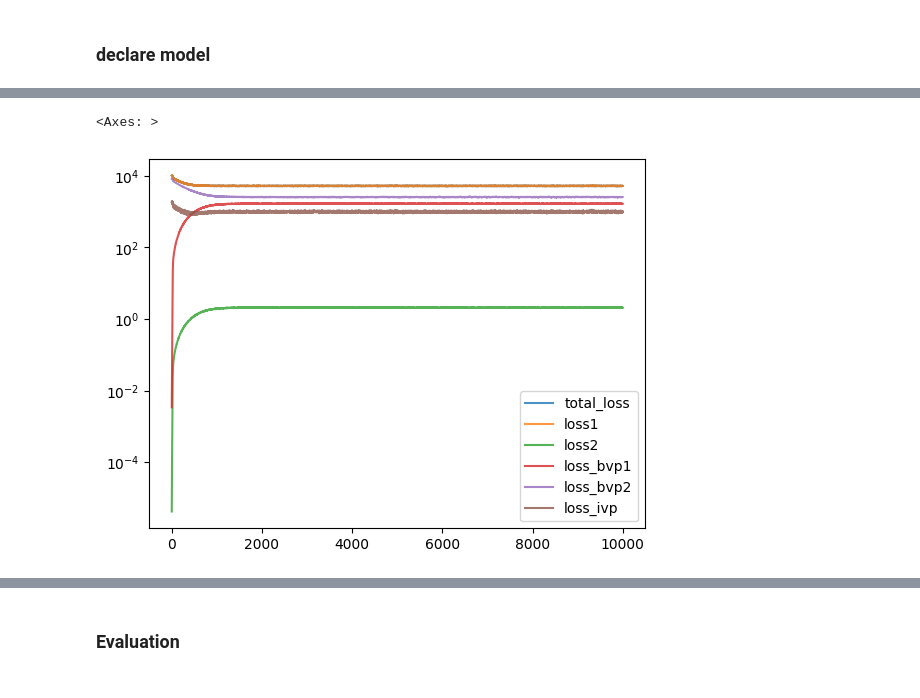
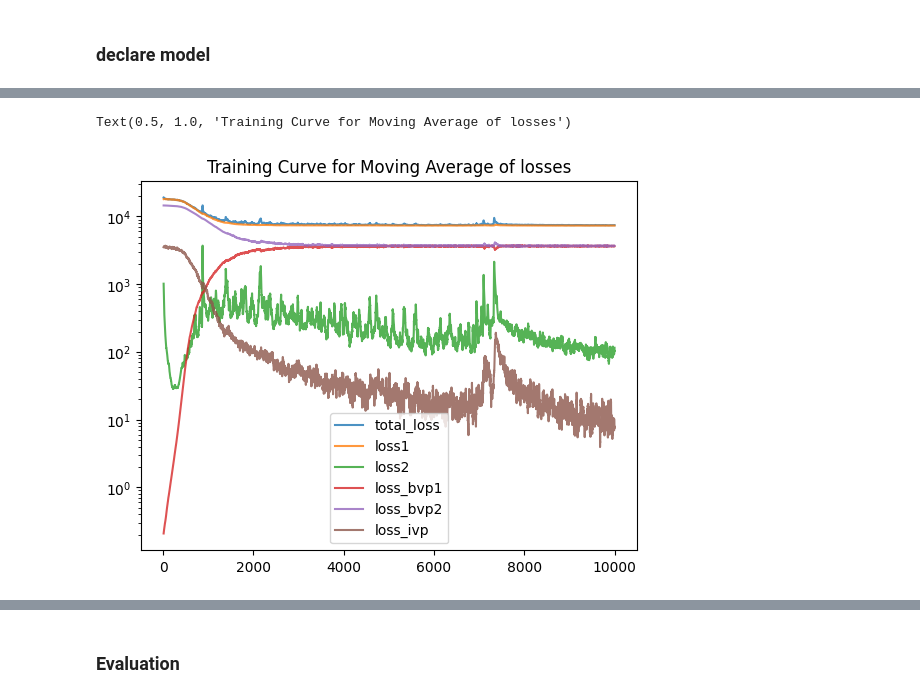
Before and after one commit to ashish1610dhiman/pinn_option_pricing, a Jupyter notebook: european_call_pricing_0_ad.ipynb, the cells around one changed output, grey strips where cells are left out. Cells and saved outputs as stored; diff of their text form; code cells hidden in the pictures.

```diff
--- a/european_call_pricing_0_ad.ipynb
+++ b/european_call_pricing_0_ad.ipynb
@@ -146,13 +111,16 @@ def get_bvp_data(n):
 
 * IVP (t=T): $max(S-K,0)$ *call this initial but corresponds to expiry*
 # %%
-bvp_x1,bvp_y1,bvp_x2,bvp_y2 = get_bvp_data(1000)
-ivp_x1,ivp_y1 = get_ivp_data(1000)
+bvp_x1,bvp_y1,bvp_x2,bvp_y2 = get_bvp_data(500)
+ivp_x1,ivp_y1 = get_ivp_data(500)
+diff_x1,diff_y1 = get_diff_data(2000)
 plt.scatter(bvp_x1[:,0],bvp_x1[:,1], label= "BVP 1", color = "red",marker="o")
 plt.scatter(bvp_x2[:,0],bvp_x2[:,1], label= "BVP 2", color = "green",marker="x")
 plt.scatter(ivp_x1[:,0],ivp_x1[:,1], label= "IVP", color = "blue")
+plt.scatter(diff_x1[:,0],diff_x1[:,1], label= "PDE sample", color = "grey", alpha = 0.3)
 plt.xlabel("time to expiry, $t$")
 plt.ylabel("stock price $S$")
+plt.title("Data Sampling for European Call")
 plt.legend()
 # %% [output]
 <matplotlib.legend.Legend at 0x...>
@@ -169,12 +137,10 @@ class european_call(nn.Module):
         self.fcs = nn.Sequential(*[
                         nn.Linear(N_INPUT, N_HIDDEN),
                         activation1])
-        self.fch = nn.Sequential(*[
-                        nn.Sequential(*[
+        self.fch = nn.Sequential(*[nn.Sequential(*[
+                            nn.BatchNorm1d(N_HIDDEN),
                             nn.Linear(N_HIDDEN, N_HIDDEN),
-                            activation1,\
-                            nn.Linear(N_HIDDEN, N_HIDDEN),
-                            activation2]) for _ in range(N_LAYERS//2)])
+                            activation1]) for _ in range(N_LAYERS)])
         self.fce = nn.Linear(N_HIDDEN, N_OUTPUT)
 
     def forward(self, x):
@@ -185,7 +151,7 @@ class european_call(nn.Module):
 # %% [markdown]
 ### declare model
 # %%
-model = european_call(2,1,64,10)
-optimizer = torch.optim.Adam(model.parameters(),lr=5e-4)
+model = european_call(2,1,100,8)
+optimizer = torch.optim.Adam(model.parameters(),lr=7e-5)
 print (f"Model parameters : {sum(p.numel() for p in model.parameters())/10**3:.2f}K")
 # %% [output]
@@ -193,6 +179,6 @@ Model parameters : 165.63K
 # %%
 N_sample = 500
-physics_lr = 10
+physics_lr = 1000
 
 loss_history={
     "total_loss":[],"loss1":[],"loss2":[],\
@@ -224,7 +210,7 @@ for i in range(10000):
     loss1 = mse_ivp + mse_bvp1 + mse_bvp2
 
     # Compute the "Black-Scholes loss"
-    X1, y1 = get_diff_data(N_sample)
+    X1, y1 = get_diff_data(4*N_sample)
     X1 = torch.from_numpy(X1).float().requires_grad_()
     y1 = torch.from_numpy(y1).float()
     y1_hat = model(X1)
@@ -234,7 +220,7 @@ for i in range(10000):
     d2VdS2 = grads2nd[:, 1].view(-1, 1)
     S1 = X1[:, 1].view(-1, 1)
     bs_pde = dVdt + 0.5 * ((sigma * S1) ** 2) * d2VdS2 + r * S1 * dVdS - r * y1_hat
-    loss2 = physics_lr * torch.mean(bs_pde ** 2)
+    loss2 = physics_lr * nn.MSELoss()(bs_pde, torch.zeros_like(bs_pde))
 
     # Backpropagate joint loss
     loss = loss1 + loss2
@@ -249,6 +235,6 @@ for i in range(10000):
 
 
     # Plot the result as training progresses
-    if (i + 1) % 200 == 0:
+    if (i + 1) % 500 == 0:
         print(f"Epoch {i+1}, Loss: {loss.item():.6f}")
 # %% [output]
@@ -288,8 +294,9 @@ loss_df.head()
 # %%
-loss_df.plot(logy=True,alpha=0.8)
+loss_df.rolling(10).mean().plot(logy=True,alpha=0.8)
+plt.title("Training Curve for Moving Average of losses")
 # %% [output]
-<Axes: >
+Text(0.5, 1.0, 'Training Curve for Moving Average of losses')
-[figure, old version]
+[figure, new version]
 # %%
 loss_df[["loss1","loss_bvp1","loss_bvp2","loss_ivp"]].plot()
 # %% [output]
```
Also changed, not shown: parts of 22 cells of this notebook.
